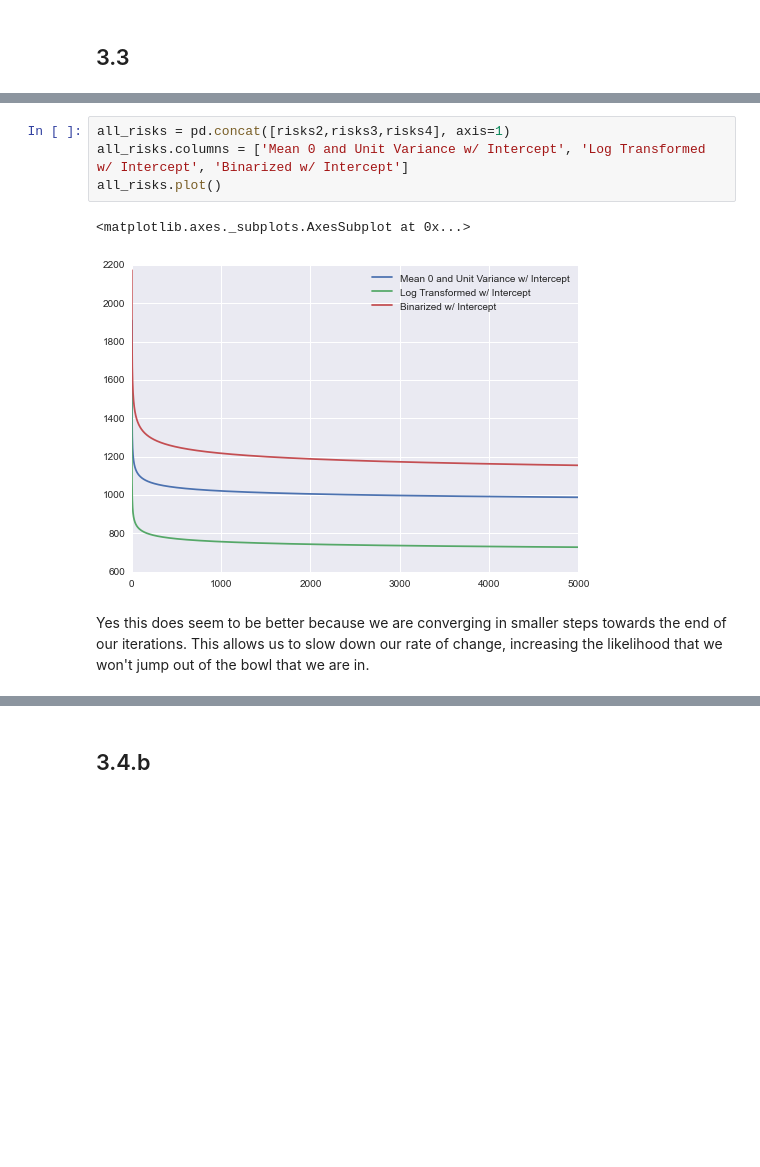
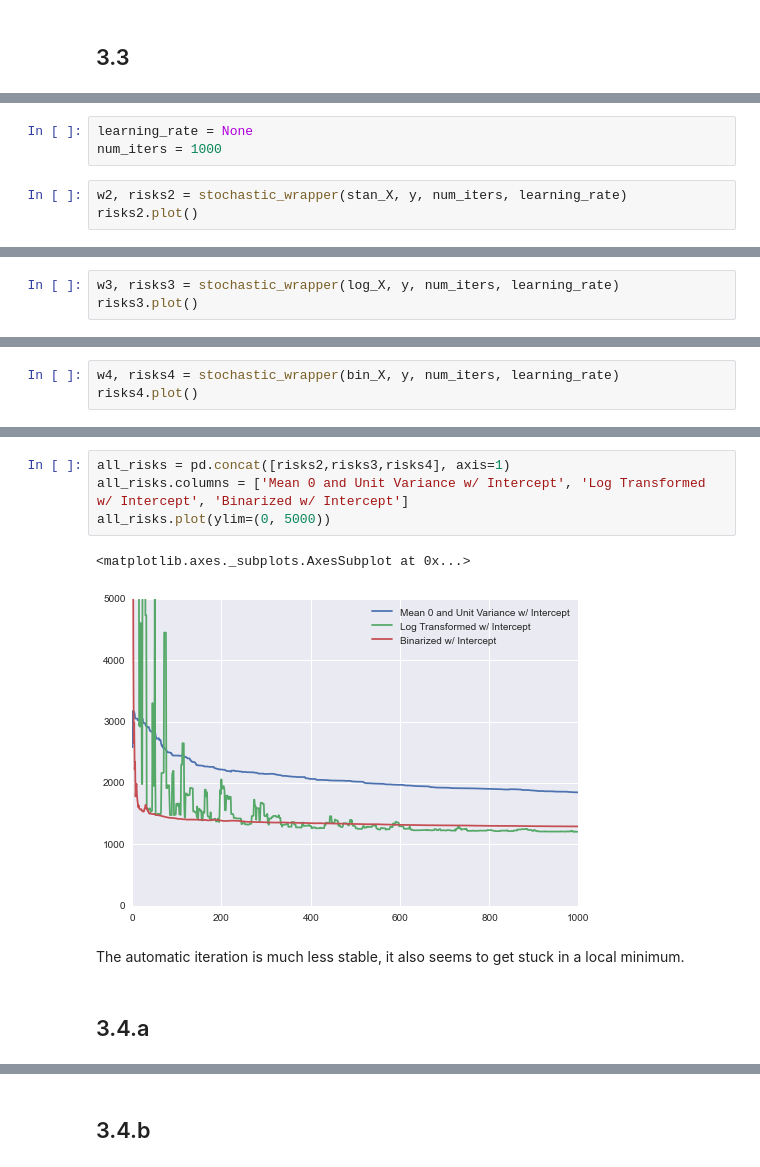
Before and after one commit to bllchmbrs/ml289, a Jupyter notebook: hw3/hw-submission.ipynb, the cells around one changed output, grey strips where cells are left out. Drawn from its saved outputs; the diff is of its cells as text; blank space fills up the shorter version.

```diff
--- a/hw3/hw-submission.ipynb
+++ b/hw3/hw-submission.ipynb
@@ -303,0 +309,6 @@ w4, risks4 = stochastic_auto_alpha_wrapper(bin_X, y, num_iters)
+# %%
+learning_rate = None
+num_iters = 1000
+# %%
+w2, risks2 = stochastic_wrapper(stan_X, y, num_iters, learning_rate)
+risks2.plot()
@@ -303,0 +318,3 @@ w4, risks4 = stochastic_auto_alpha_wrapper(bin_X, y, num_iters)
+# %%
+w3, risks3 = stochastic_wrapper(log_X, y, num_iters, learning_rate)
+risks3.plot()
@@ -303,0 +324,3 @@ w4, risks4 = stochastic_auto_alpha_wrapper(bin_X, y, num_iters)
+# %%
+w4, risks4 = stochastic_wrapper(bin_X, y, num_iters, learning_rate)
+risks4.plot()
@@ -304,9 +330,11 @@ w4, risks4 = stochastic_auto_alpha_wrapper(bin_X, y, num_iters)
 # %%
 all_risks = pd.concat([risks2,risks3,risks4], axis=1)
 all_risks.columns = ['Mean 0 and Unit Variance w/ Intercept', 'Log Transformed w/ Intercept', 'Binarized w/ Intercept']
-all_risks.plot()
+all_risks.plot(ylim=(0, 5000))
 # %% [output]
 <matplotlib.axes._subplots.AxesSubplot at 0x...>
-[figure, old version]
+[figure, new version]
-# %% [markdown]
-Yes this does seem to be better because we are converging in smaller steps towards the end of our iterations. This allows us to slow down our rate of change, increasing the likelihood that we won't jump out of the bowl that we are in.
+# %% [markdown]
+The automatic iteration is much less stable, it also seems to get stuck in a local minimum.
+# %% [markdown]
+## 3.4.a
```
Also changed, not shown: parts of 39 cells of this notebook, 6 other files.
